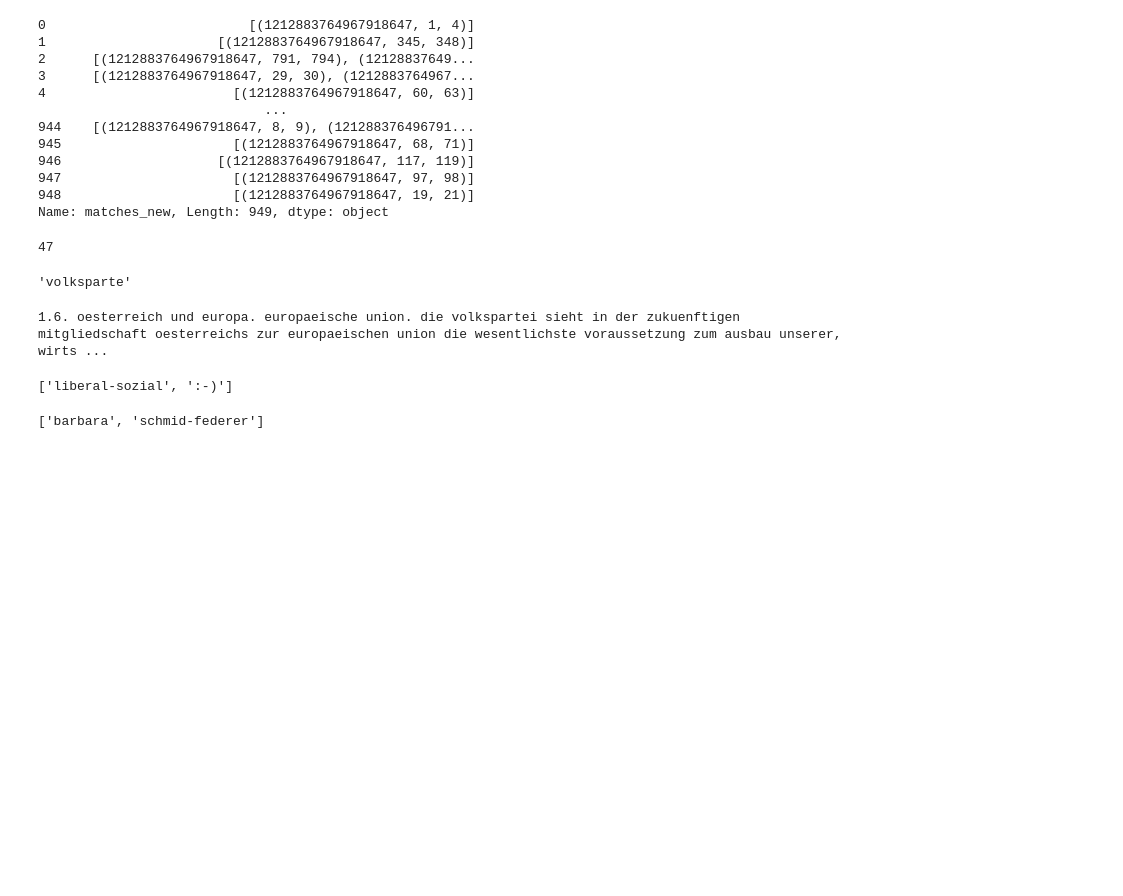
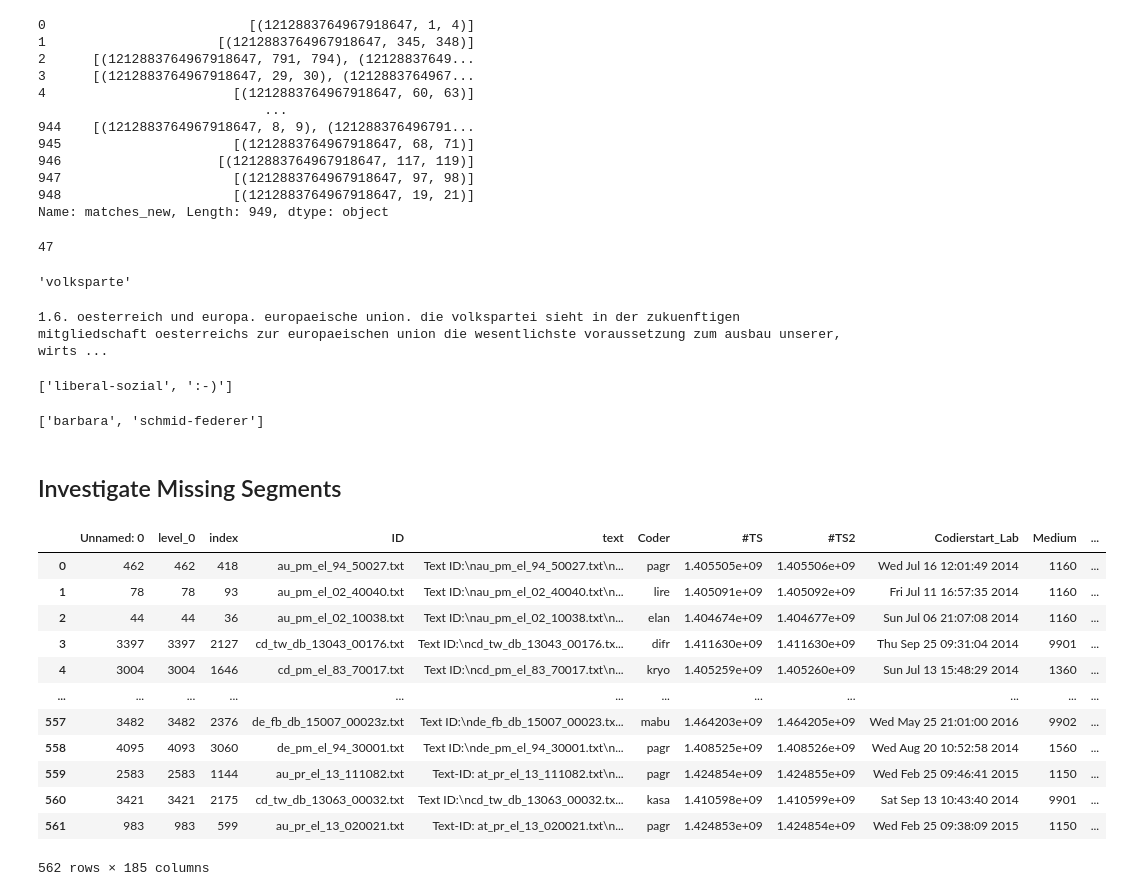
Before and after one commit to dschweim/WeakSupervisionForPopulismDetection, a Jupyter notebook: Notebooks/Segment_Exploration.ipynb, the cells around one changed output. Saved outputs shown, nothing was run; the diff lists cells and outputs as text; code cells hidden in the pictures; blank space fills up the shorter version.

```diff
--- a/Notebooks/Segment_Exploration.ipynb
+++ b/Notebooks/Segment_Exploration.ipynb
@@ -152,3 +152,26 @@ print(str(non.iloc[2]['wording_tokens']))
 ['barbara', 'schmid-federer']
 # %%
 --> try match first 5 tokens
+# %% [markdown]
+## Investigate Missing Segments
+# %%
+# sample type?
+import pandas as pd
+non_train = pd.read_csv("C:/Users/dschw/Documents/GitHub/Thesis/Output/non_matched_TRAIN.csv")
+#non_test = pd.read_csv("C:/Users/dschw/Documents/GitHub/Thesis/Output/non_matched_TEST.csv")
+# %%
+non_train
+# %% [output]
+|  | Unnamed: 0 | level_0 | index | ID | text | Coder | #TS | #TS2 | Codierstart_Lab | Medium | ... |
+| 0 | 462 | 462 | 418 | au_pm_el_94_50027.txt | Text ID:\nau_pm_el_94_50027.txt\n... | pagr | 1.405505e+09 | 1.405506e+09 | Wed Jul 16 12:01:49 2014 | 1160 | ... |
+| 1 | 78 | 78 | 93 | au_pm_el_02_40040.txt | Text ID:\nau_pm_el_02_40040.txt\n... | lire | 1.405091e+09 | 1.405092e+09 | Fri Jul 11 16:57:35 2014 | 1160 | ... |
+| 2 | 44 | 44 | 36 | au_pm_el_02_10038.txt | Text ID:\nau_pm_el_02_10038.txt\n... | elan | 1.404674e+09 | 1.404677e+09 | Sun Jul 06 21:07:08 2014 | 1160 | ... |
+| 3 | 3397 | 3397 | 2127 | cd_tw_db_13043_00176.txt | Text ID:\ncd_tw_db_13043_00176.tx... | difr | 1.411630e+09 | 1.411630e+09 | Thu Sep 25 09:31:04 2014 | 9901 | ... |
+| 4 | 3004 | 3004 | 1646 | cd_pm_el_83_70017.txt | Text ID:\ncd_pm_el_83_70017.txt\n... | kryo | 1.405259e+09 | 1.405260e+09 | Sun Jul 13 15:48:29 2014 | 1360 | ... |
+| ... | ... | ... | ... | ... | ... | ... | ... | ... | ... | ... | ... |
+| 557 | 3482 | 3482 | 2376 | de_fb_db_15007_00023z.txt | Text ID:\nde_fb_db_15007_00023.tx... | mabu | 1.464203e+09 | 1.464205e+09 | Wed May 25 21:01:00 2016 | 9902 | ... |
+| 558 | 4095 | 4093 | 3060 | de_pm_el_94_30001.txt | Text ID:\nde_pm_el_94_30001.txt\n... | pagr | 1.408525e+09 | 1.408526e+09 | Wed Aug 20 10:52:58 2014 | 1560 | ... |
+| 559 | 2583 | 2583 | 1144 | au_pr_el_13_111082.txt | Text-ID: at_pr_el_13_111082.txt\n... | pagr | 1.424854e+09 | 1.424855e+09 | Wed Feb 25 09:46:41 2015 | 1150 | ... |
+| 560 | 3421 | 3421 | 2175 | cd_tw_db_13063_00032.txt | Text ID:\ncd_tw_db_13063_00032.tx... | kasa | 1.410598e+09 | 1.410599e+09 | Sat Sep 13 10:43:40 2014 | 9901 | ... |
+| 561 | 983 | 983 | 599 | au_pr_el_13_020021.txt | Text-ID: at_pr_el_13_020021.txt\n... | pagr | 1.424853e+09 | 1.424854e+09 | Wed Feb 25 09:38:09 2015 | 1150 | ... |
+562 rows × 185 columns
```
Also changed, not shown: parts of 1 cell of this notebook.
